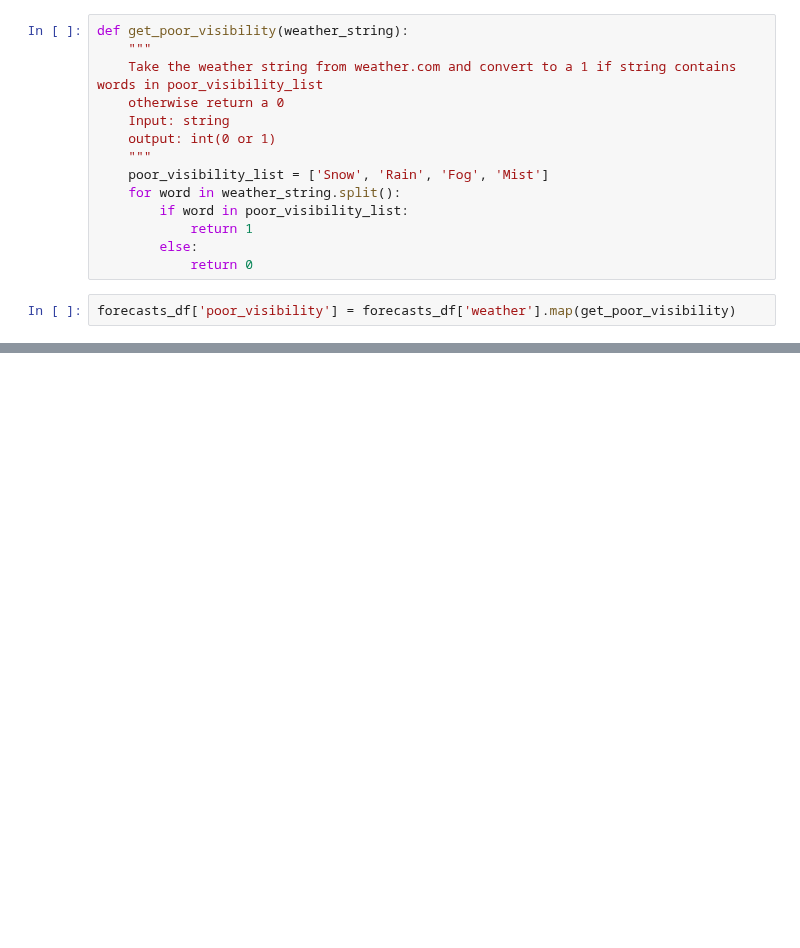
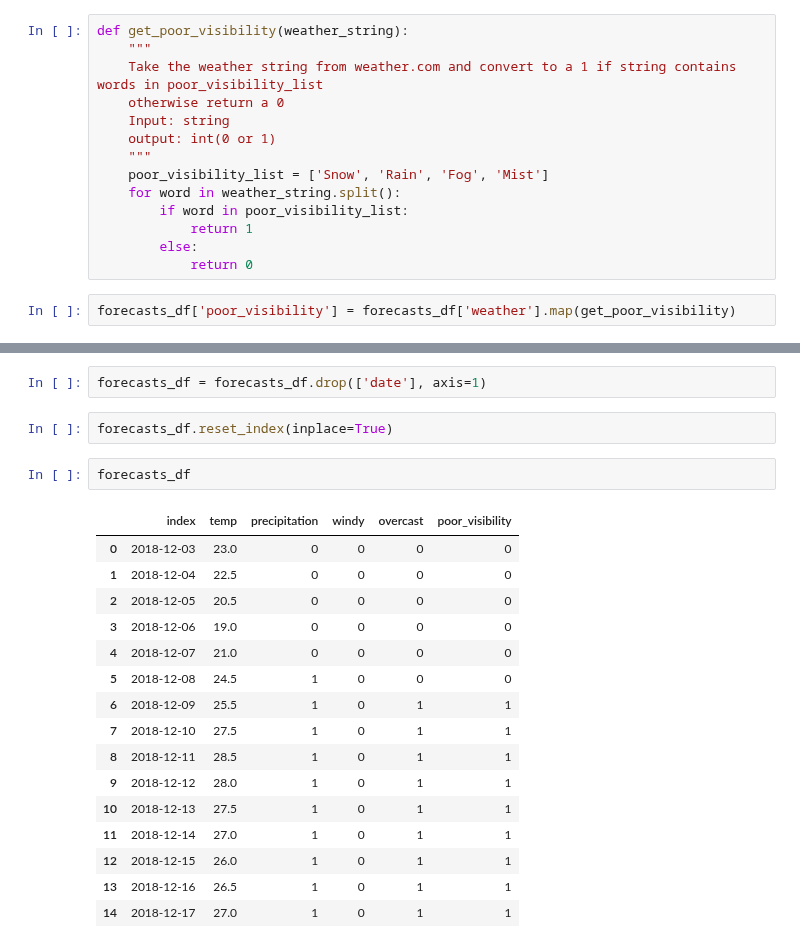
Before and after one commit to leannebaldwin/Pass_Closure, a Jupyter notebook: data_exploration/web_scrape_weather_exploration.ipynb, the cells around one changed output, grey strips where cells are left out. Drawn from its saved outputs; the diff is of its cells as text; blank space fills up the shorter version.

```diff
--- a/data_exploration/web_scrape_weather_exploration.ipynb
+++ b/data_exploration/web_scrape_weather_exploration.ipynb
@@ -479,0 +482,23 @@ forecasts_df
+# %%
+forecasts_df = forecasts_df.drop(['date'], axis=1)
+# %%
+forecasts_df.reset_index(inplace=True)
+# %%
+forecasts_df
+# %% [output]
+|  | index | temp | precipitation | windy | overcast | poor_visibility |
+| 0 | 2018-12-03 | 23.0 | 0 | 0 | 0 | 0 |
+| 1 | 2018-12-04 | 22.5 | 0 | 0 | 0 | 0 |
+| 2 | 2018-12-05 | 20.5 | 0 | 0 | 0 | 0 |
+| 3 | 2018-12-06 | 19.0 | 0 | 0 | 0 | 0 |
+| 4 | 2018-12-07 | 21.0 | 0 | 0 | 0 | 0 |
+| 5 | 2018-12-08 | 24.5 | 1 | 0 | 0 | 0 |
+| 6 | 2018-12-09 | 25.5 | 1 | 0 | 1 | 1 |
+| 7 | 2018-12-10 | 27.5 | 1 | 0 | 1 | 1 |
+| 8 | 2018-12-11 | 28.5 | 1 | 0 | 1 | 1 |
+| 9 | 2018-12-12 | 28.0 | 1 | 0 | 1 | 1 |
+| 10 | 2018-12-13 | 27.5 | 1 | 0 | 1 | 1 |
+| 11 | 2018-12-14 | 27.0 | 1 | 0 | 1 | 1 |
+| 12 | 2018-12-15 | 26.0 | 1 | 0 | 1 | 1 |
+| 13 | 2018-12-16 | 26.5 | 1 | 0 | 1 | 1 |
+| 14 | 2018-12-17 | 27.0 | 1 | 0 | 1 | 1 |
```
Also changed, not shown: parts of 22 cells of this notebook.
